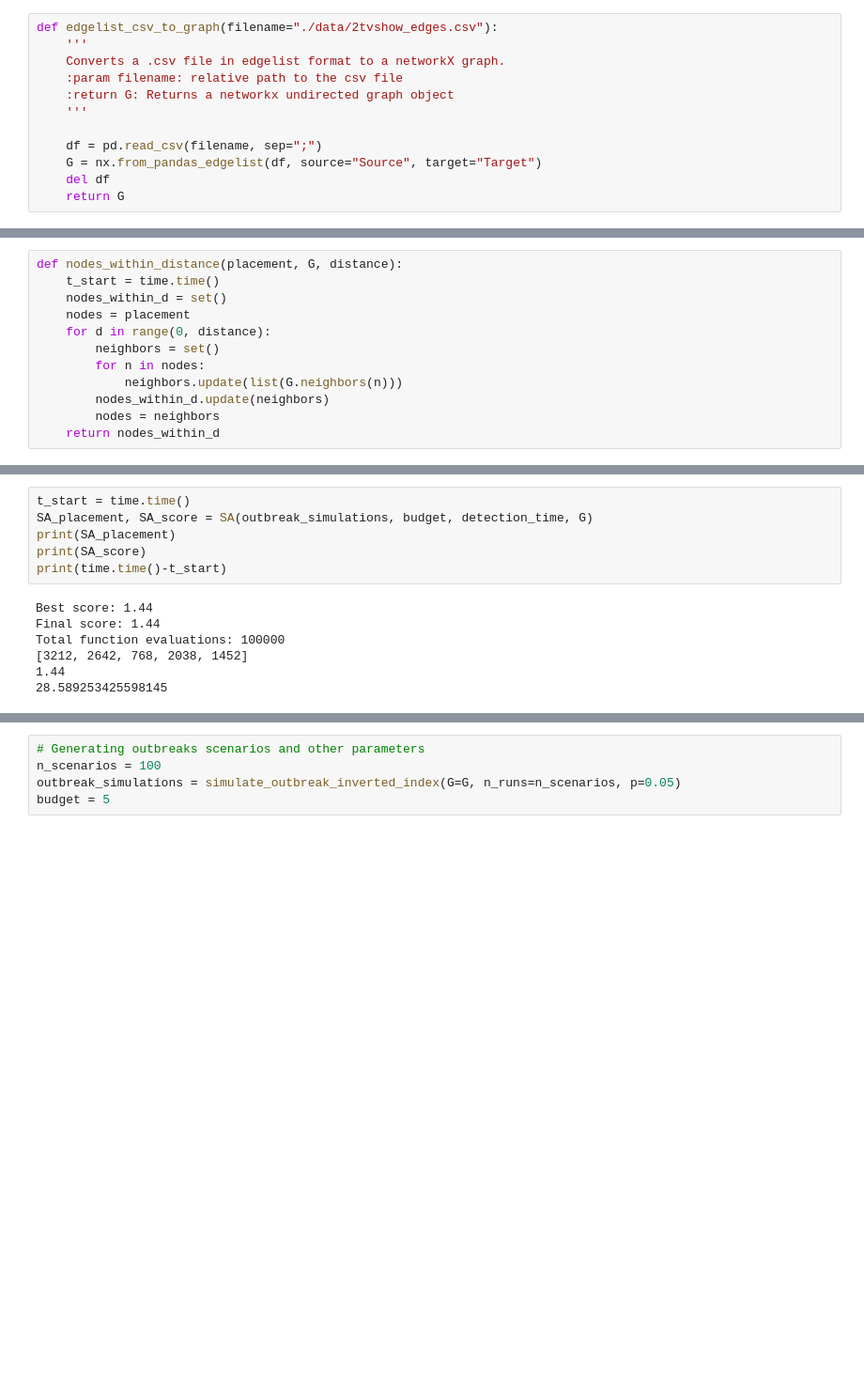
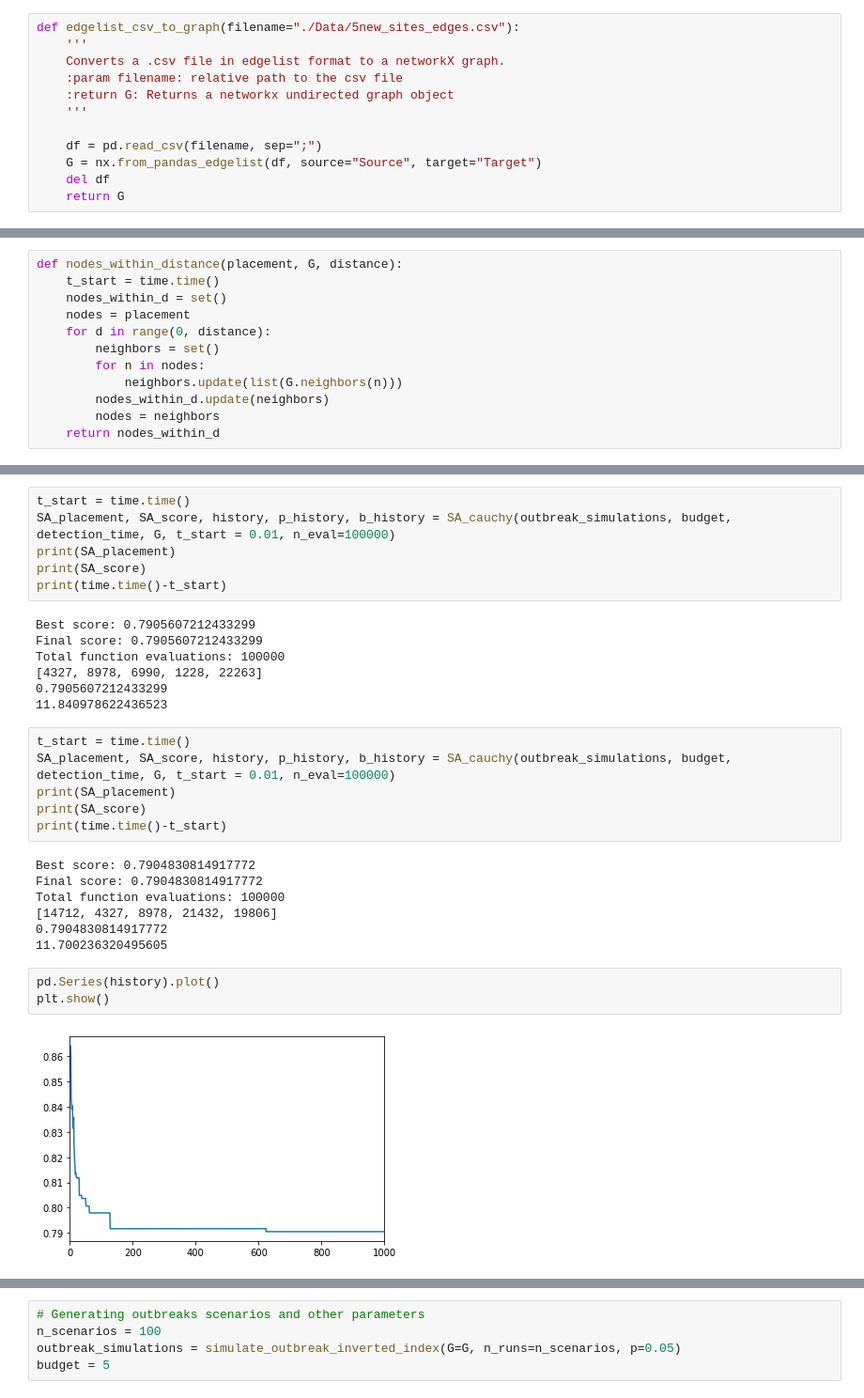
Before and after one commit to pdebiase/SNA_final_project, a Jupyter notebook: final_project.ipynb, the cells around one changed output, grey strips where cells are left out. Shown at 94% size. Drawn from its saved outputs; the diff is of its cells as text; blank space fills up the shorter version.

Commit message:
Added three variants of SA and changed Experiments to save intermediate results including number of func_evals

```diff
--- a/final_project.ipynb
+++ b/final_project.ipynb
@@ -24,7 +25,7 @@ import copy
 # %% [markdown]
 ## Load data
 # %%
-def edgelist_csv_to_graph(filename="./data/2tvshow_edges.csv"):
+def edgelist_csv_to_graph(filename="./Data/5new_sites_edges.csv"):
     '''
     Converts a .csv file in edgelist format to a networkX graph.
     :param filename: relative path to the csv file
@@ -535,13 +651,31 @@ Final score: 1.45
 # %%
 t_start = time.time()
-SA_placement, SA_score = SA(outbreak_simulations, budget, detection_time, G)
+SA_placement, SA_score, history, p_history, b_history = SA_cauchy(outbreak_simulations, budget, detection_time, G, t_start = 0.01, n_eval=100000)
 print(SA_placement)
 print(SA_score)
 print(time.time()-t_start)
 # %% [output]
-Best score: 1.44
-Final score: 1.44
+Best score: 0.7905607212433299
+Final score: 0.7905607212433299
 Total function evaluations: 100000
-[3212, 2642, 768, 2038, 1452]
-1.44
-28.589253425598145
+[4327, 8978, 6990, 1228, 22263]
+0.7905607212433299
+11.840978622436523
+# %%
+t_start = time.time()
+SA_placement, SA_score, history, p_history, b_history = SA_cauchy(outbreak_simulations, budget, detection_time, G, t_start = 0.01, n_eval=100000)
+print(SA_placement)
+print(SA_score)
+print(time.time()-t_start)
+# %% [output]
+Best score: 0.7904830814917772
+Final score: 0.7904830814917772
+Total function evaluations: 100000
+[14712, 4327, 8978, 21432, 19806]
+0.7904830814917772
+11.700236320495605
+# %%
+pd.Series(history).plot()
+plt.show()
+# %% [output]
+[figure, added]
```
Also changed, not shown: parts of 15 cells of this notebook, 3 other files.
